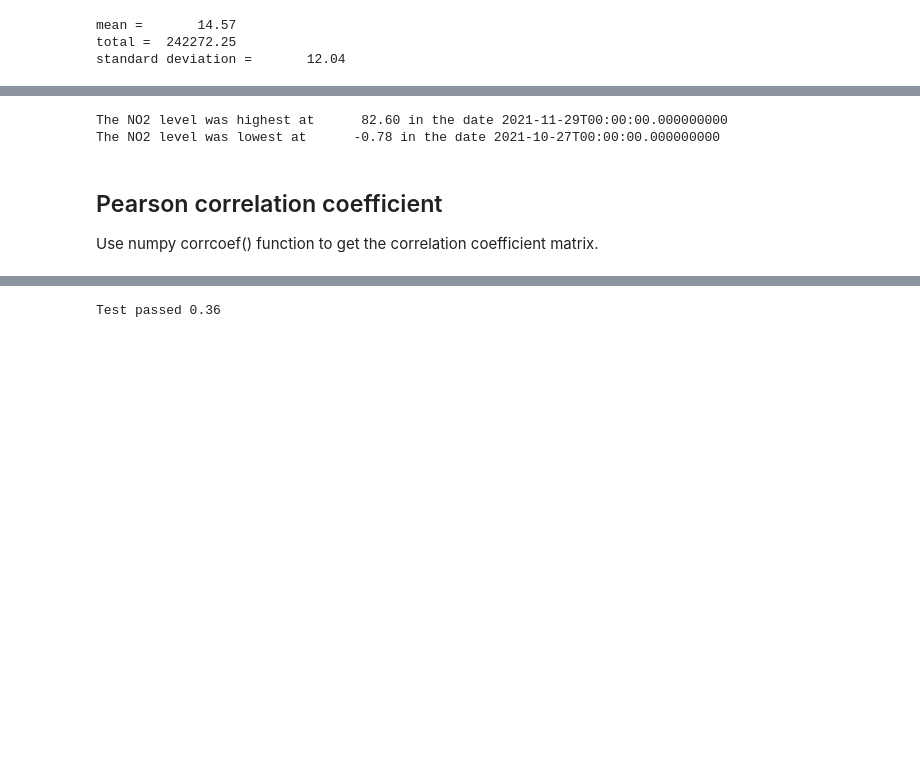
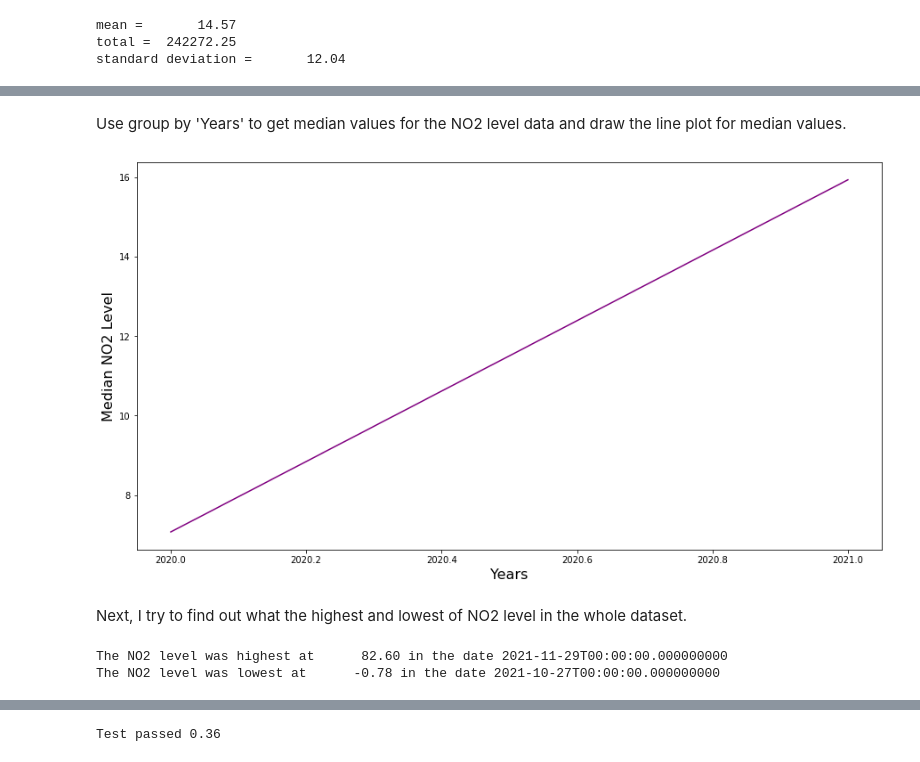
Before and after one commit to sysphcd/PythonProgrammingforData, a Jupyter notebook: Projects/Air_quality_mini_project.ipynb, the cells around one changed output, grey strips where cells are left out. Cells and saved outputs as stored; diff of their text form; code cells hidden in the pictures; blank space fills up the shorter version.

```diff
--- a/Projects/Air_quality_mini_project.ipynb
+++ b/Projects/Air_quality_mini_project.ipynb
@@ -296,3 +463,14 @@ standard deviation =       12.04
+# %% [markdown]
+Use group by 'Years' to get median values for the NO2 level data and draw the line plot for median values.
+# %%
+meanno2_data_median = concated_df.groupby(['Years'])['NO2 Level (V ug/m2)'].median()
+# print(meanrank_data)
+labels = meanno2_data_median.keys()
+draw_line_plot(labels, meanno2_data_median, 'Years', 'Median NO2 Level','purple')
+# %% [output]
+[figure, added]
+# %% [markdown]
+Next, I try to find out what the highest and lowest of NO2 level in the whole dataset.
 # %%
 # find the years with the biggest and lowest no2 level
 nparray_no2level = np.array(concated_df['NO2 Level (V ug/m2)'])
@@ -314,6 +492,3 @@ print("The NO2 level was lowest at", "{:10.2f}".format(min_level), "in the date"
 # %% [output]
 The NO2 level was highest at      82.60 in the date 2021-11-29T00:00:00.000000000
 The NO2 level was lowest at      -0.78 in the date 2021-10-27T00:00:00.000000000
-# %% [markdown]
-## Pearson correlation coefficient
-Use numpy corrcoef() function to get the correlation coefficient matrix.
```
Also changed, not shown: parts of 107 cells of this notebook.
